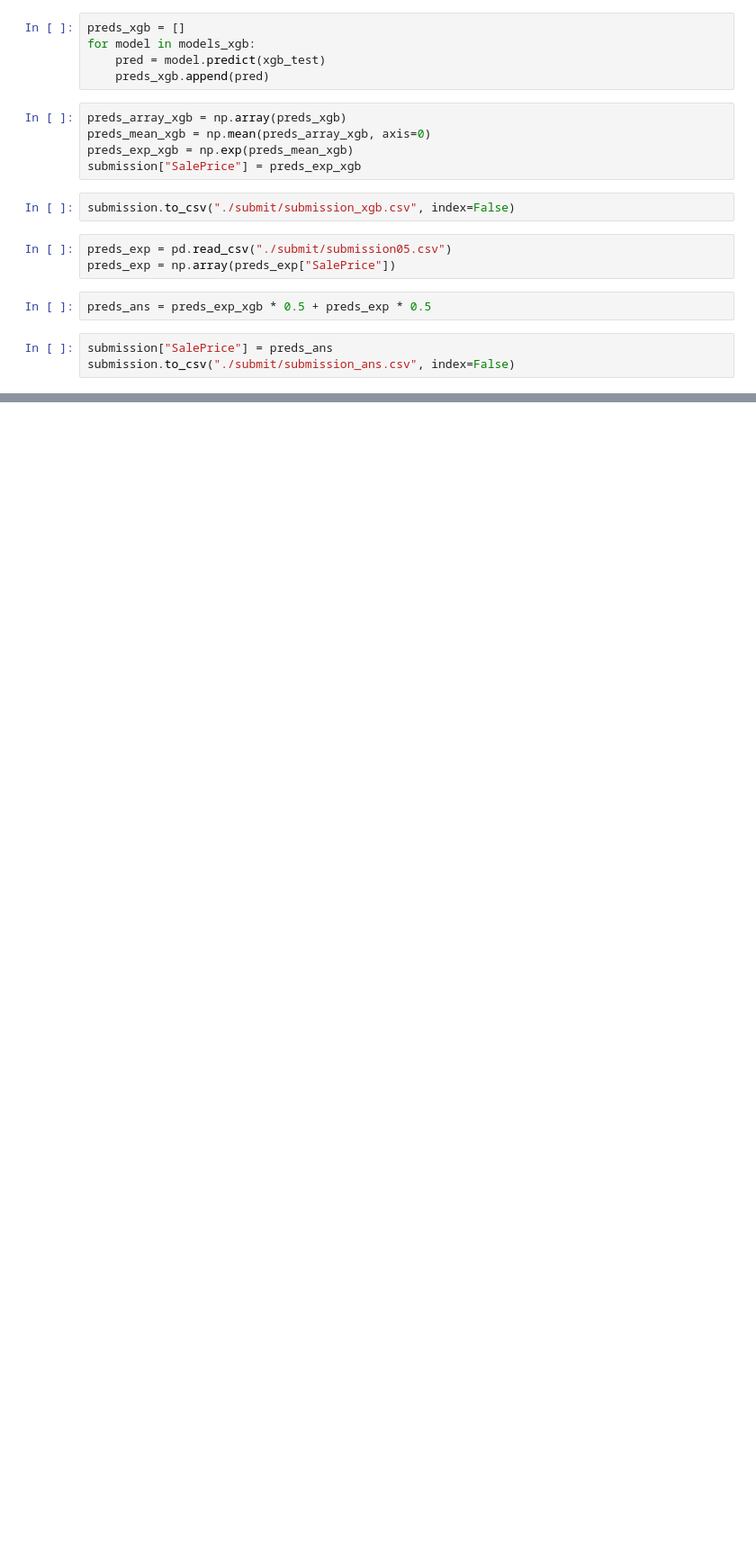
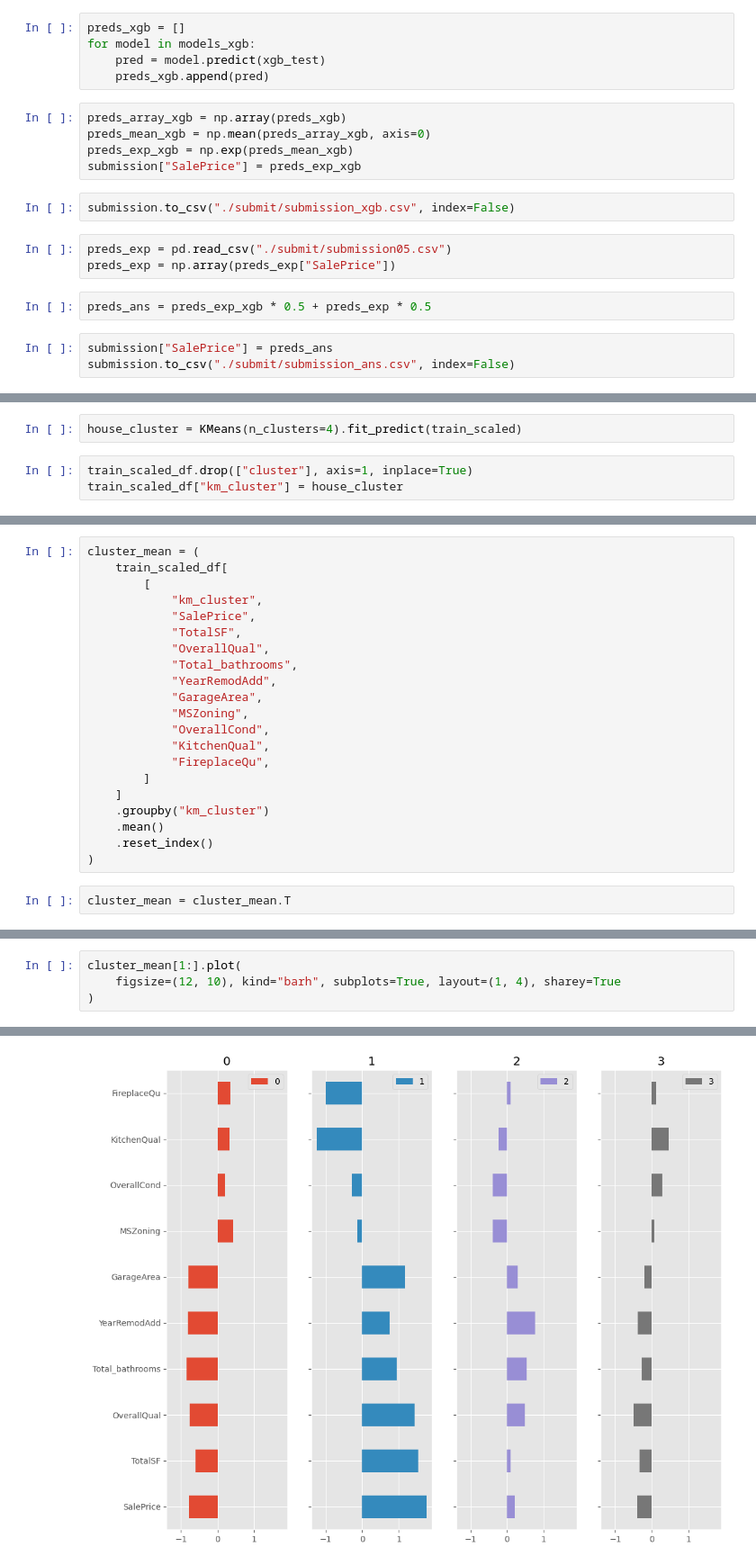
Before and after one commit to freshmea/chungnam_chatbot, a Jupyter notebook: kaggle_book/kaggleHousePrice2.ipynb, the cells around one changed output, grey strips where cells are left out. Shown: that part at 90% size. Saved outputs shown, nothing was run; the diff lists cells and outputs as text; blank space fills up the shorter version.

```diff
--- a/kaggle_book/kaggleHousePrice2.ipynb
+++ b/kaggle_book/kaggleHousePrice2.ipynb
@@ -402,0 +464,5 @@ submission.to_csv("./submit/submission_ans.csv", index=False)
+# %%
+house_cluster = KMeans(n_clusters=4).fit_predict(train_scaled)
+# %%
+train_scaled_df.drop(["cluster"], axis=1, inplace=True)
+train_scaled_df["km_cluster"] = house_cluster
@@ -402,0 +477,23 @@ submission.to_csv("./submit/submission_ans.csv", index=False)
+# %%
+cluster_mean = (
+    train_scaled_df[
+        [
+            "km_cluster",
+            "SalePrice",
+            "TotalSF",
+            "OverallQual",
+            "Total_bathrooms",
+            "YearRemodAdd",
+            "GarageArea",
+            "MSZoning",
+            "OverallCond",
+            "KitchenQual",
+            "FireplaceQu",
+        ]
+    ]
+    .groupby("km_cluster")
+    .mean()
+    .reset_index()
+)
+# %%
+cluster_mean = cluster_mean.T
@@ -402,0 +515,5 @@ submission.to_csv("./submit/submission_ans.csv", index=False)
+# %%
+cluster_mean[1:].plot(
+    figsize=(12, 10), kind="barh", subplots=True, layout=(1, 4), sharey=True
+)
+# %% [output]
@@ -402,0 +525 @@ submission.to_csv("./submit/submission_ans.csv", index=False)
+[figure, added]
```
Also changed, not shown: parts of 37 cells of this notebook, 1 other file.
